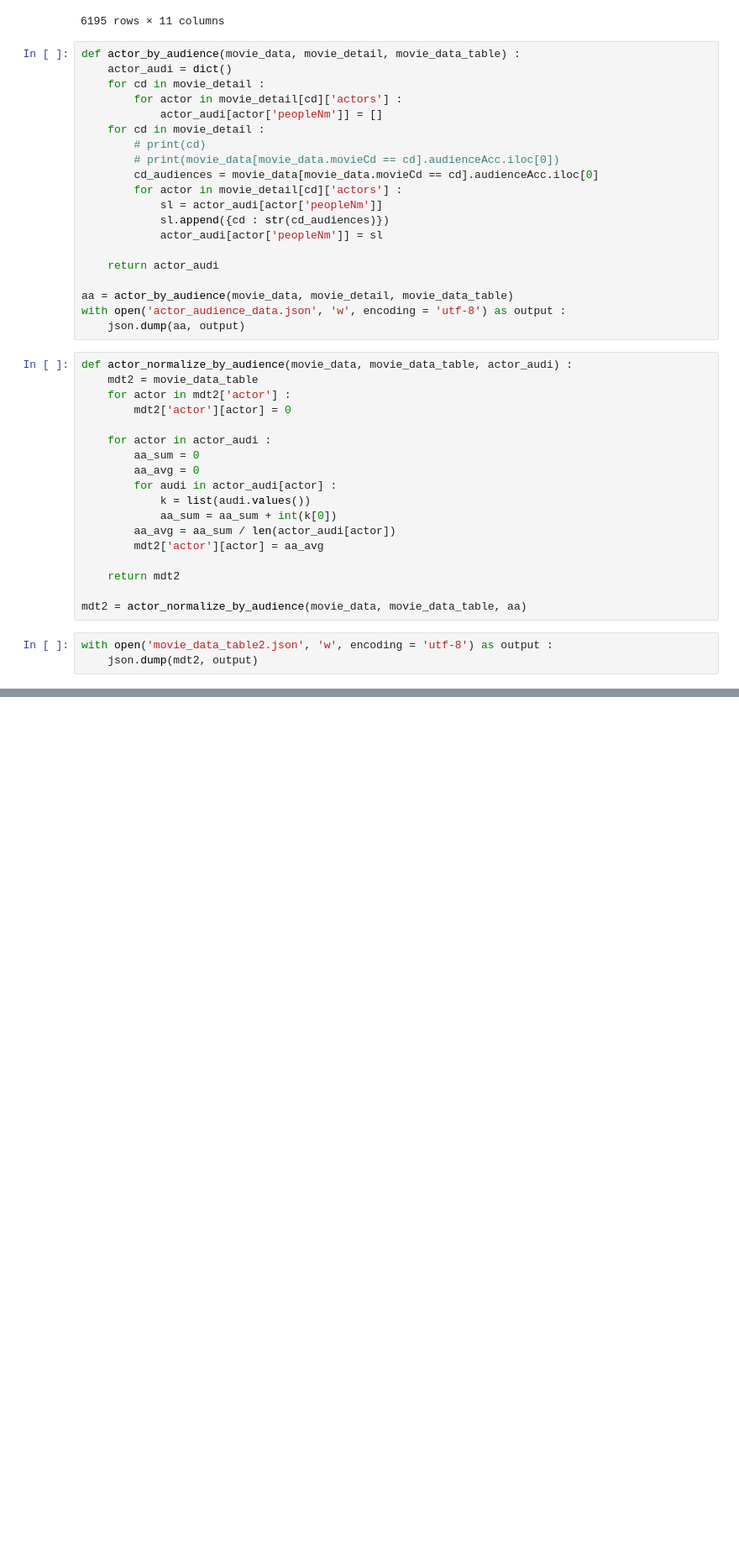
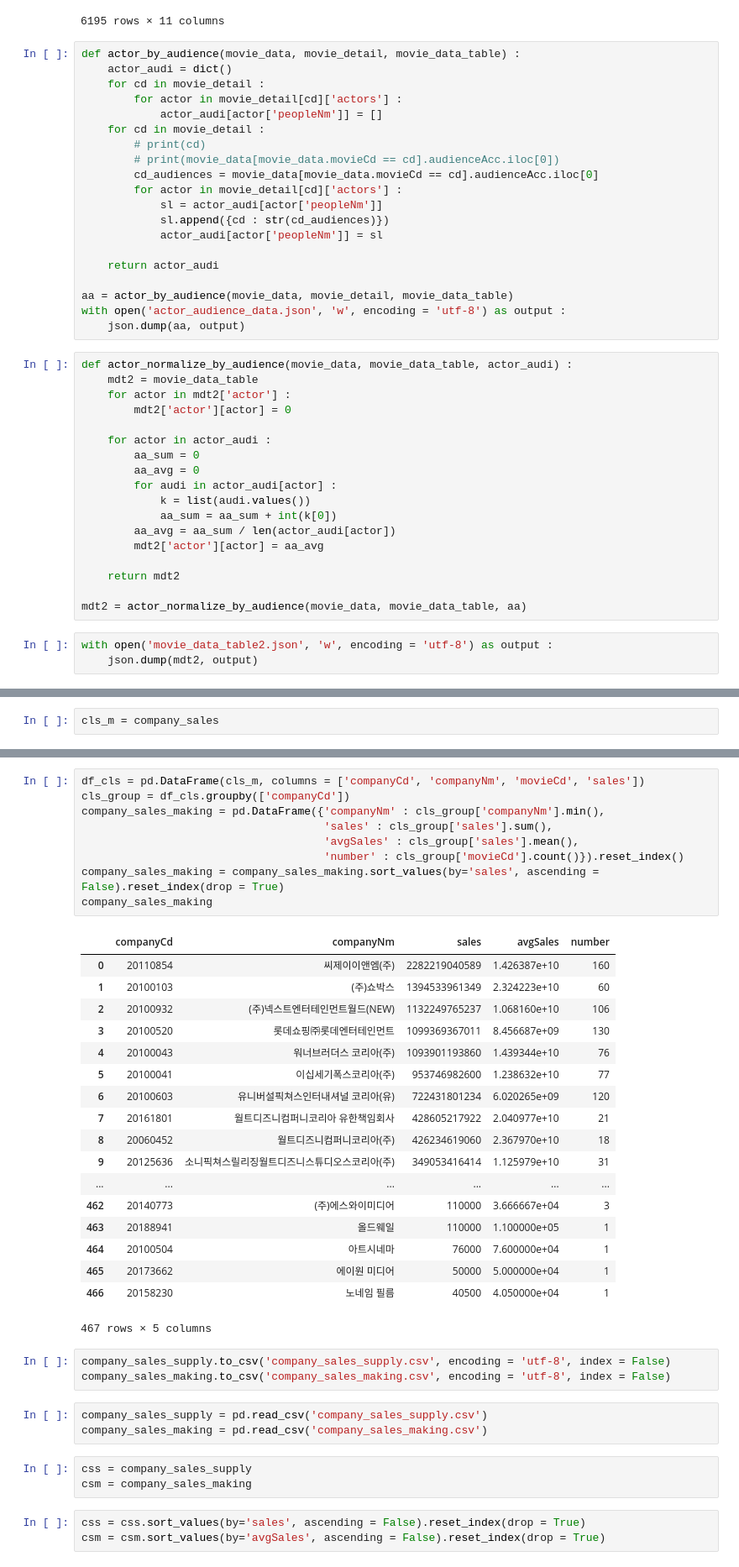
Before and after one commit to younghk/2019_Project_Graduation, a Jupyter notebook: Data_Preprocessing.ipynb, the cells around one changed output, grey strips where cells are left out. Shown at 84% size. Drawn from its saved outputs; the diff is of its cells as text; blank space fills up the shorter version.

```diff
--- a/Data_Preprocessing.ipynb
+++ b/Data_Preprocessing.ipynb
@@ -1469,0 +1577,2 @@ movie_data[movie_data.movieCd == '19288001'].salesAcc.iloc[0]
+# %%
+cls_m = company_sales
@@ -1469,0 +1599,40 @@ movie_data[movie_data.movieCd == '19288001'].salesAcc.iloc[0]
+# %%
+df_cls = pd.DataFrame(cls_m, columns = ['companyCd', 'companyNm', 'movieCd', 'sales'])
+cls_group = df_cls.groupby(['companyCd'])
+company_sales_making = pd.DataFrame({'companyNm' : cls_group['companyNm'].min(),
+                                     'sales' : cls_group['sales'].sum(),
+                                     'avgSales' : cls_group['sales'].mean(),
+                                     'number' : cls_group['movieCd'].count()}).reset_index()
+company_sales_making = company_sales_making.sort_values(by='sales', ascending = False).reset_index(drop = True)
+company_sales_making
+# %% [output]
+|  | companyCd | companyNm | sales | avgSales | number |
+| 0 | 20110854 | 씨제이이앤엠(주) | 2282219040589 | 1.426387e+10 | 160 |
+| 1 | 20100103 | (주)쇼박스 | 1394533961349 | 2.324223e+10 | 60 |
+| 2 | 20100932 | (주)넥스트엔터테인먼트월드(NEW) | 1132249765237 | 1.068160e+10 | 106 |
+| 3 | 20100520 | 롯데쇼핑㈜롯데엔터테인먼트 | 1099369367011 | 8.456687e+09 | 130 |
+| 4 | 20100043 | 워너브러더스 코리아(주) | 1093901193860 | 1.439344e+10 | 76 |
+| 5 | 20100041 | 이십세기폭스코리아(주) | 953746982600 | 1.238632e+10 | 77 |
+| 6 | 20100603 | 유니버설픽쳐스인터내셔널 코리아(유) | 722431801234 | 6.020265e+09 | 120 |
+| 7 | 20161801 | 월트디즈니컴퍼니코리아 유한책임회사 | 428605217922 | 2.040977e+10 | 21 |
+| 8 | 20060452 | 월트디즈니컴퍼니코리아(주) | 426234619060 | 2.367970e+10 | 18 |
+| 9 | 20125636 | 소니픽쳐스릴리징월트디즈니스튜디오스코리아(주) | 349053416414 | 1.125979e+10 | 31 |
+| ... | ... | ... | ... | ... | ... |
+| 462 | 20140773 | (주)에스와이미디어 | 110000 | 3.666667e+04 | 3 |
+| 463 | 20188941 | 올드웨일 | 110000 | 1.100000e+05 | 1 |
+| 464 | 20100504 | 아트시네마 | 76000 | 7.600000e+04 | 1 |
+| 465 | 20173662 | 에이원 미디어 | 50000 | 5.000000e+04 | 1 |
+| 466 | 20158230 | 노네임 필름 | 40500 | 4.050000e+04 | 1 |
+467 rows × 5 columns
+# %%
+company_sales_supply.to_csv('company_sales_supply.csv', encoding = 'utf-8', index = False)
+company_sales_making.to_csv('company_sales_making.csv', encoding = 'utf-8', index = False)
+# %%
+company_sales_supply = pd.read_csv('company_sales_supply.csv')
+company_sales_making = pd.read_csv('company_sales_making.csv')
+# %%
+css = company_sales_supply
+csm = company_sales_making
+# %%
+css = css.sort_values(by='sales', ascending = False).reset_index(drop = True)
+csm = csm.sort_values(by='avgSales', ascending = False).reset_index(drop = True)
```
Also changed, not shown: parts of 23 cells of this notebook, 1 other file.
